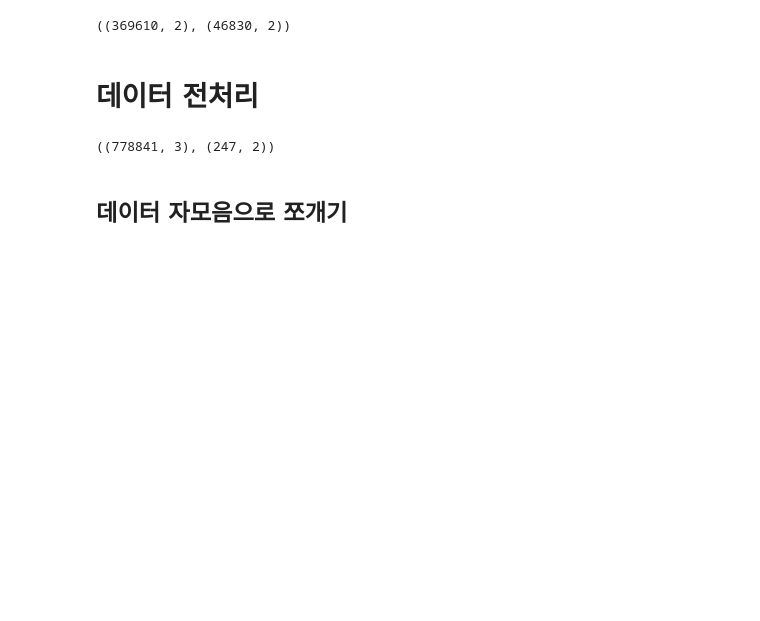
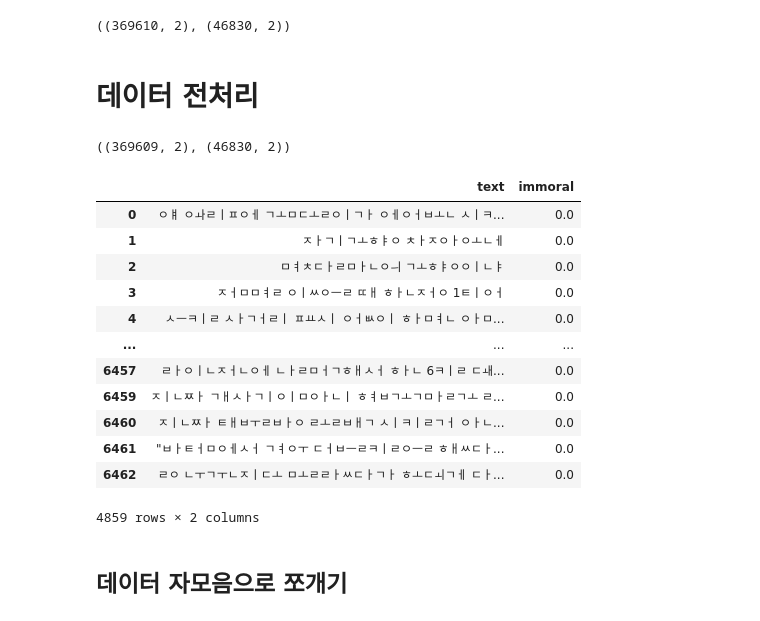
Before and after one commit to minzy213/skkukdt_minzy, a Jupyter notebook: DeepLearning/project.ipynb, the cells around one changed output. Cells and saved outputs as stored; diff of their text form; code cells hidden in the pictures; blank space fills up the shorter version.

```diff
--- a/DeepLearning/project.ipynb
+++ b/DeepLearning/project.ipynb
@@ -161,17 +161,33 @@ train.shape, test.shape
 # %%
 # train.to_csv(r'data/train_final.csv', index = False)
 # test.to_csv(r'data/test_final.csv', index = False)
-# train = pd.read_csv(r'data/train_aug2.csv')
-# test = pd.read_csv(r'data/test_final.csv')
+train = pd.read_csv(r'data/train_final.csv')
+test = pd.read_csv(r'data/test_final.csv')
 # train = pd.read_csv(r'data/train_aug.csv')
 # test = pd.read_csv(r'data/test_aug.csv')
 
-test = pd.read_csv(r'data/champions_t.csv')
+# test = pd.read_csv(r'data/champions_t.csv')
 train = train.dropna()
 test = test.dropna()
 train.shape, test.shape
 # %% [output]
-((778841, 3), (247, 2))
+((369609, 2), (46830, 2))
+# %%
+test[test['immoral'] != 1]
+# %% [output]
+|  | text | immoral |
+| 0 | ㅇㅒ ㅇㅘㄹㅣㅍㅇㅔ ㄱㅗㅁㄷㅗㄹㅇㅣㄱㅏ ㅇㅔㅇㅓㅂㅗㄴ ㅅㅣㅋ... | 0.0 |
+| 1 | ㅈㅏㄱㅣㄱㅗㅎㅑㅇ ㅊㅏㅈㅇㅏㅇㅗㄴㅔ | 0.0 |
+| 2 | ㅁㅕㅊㄷㅏㄹㅁㅏㄴㅇㅢ ㄱㅗㅎㅑㅇㅇㅣㄴㅑ | 0.0 |
+| 3 | ㅈㅓㅁㅁㅕㄹ ㅇㅣㅆㅇㅡㄹ ㄸㅐ ㅎㅏㄴㅈㅓㅇ 1ㅌㅣㅇㅓ | 0.0 |
+| 4 | ㅅㅡㅋㅣㄹ ㅅㅏㄱㅓㄹㅣ ㅍㅛㅅㅣ ㅇㅓㅄㅇㅣ ㅎㅏㅁㅕㄴ ㅇㅏㅁ... | 0.0 |
+| ... | ... | ... |
+| 6457 | ㄹㅏㅇㅣㄴㅈㅓㄴㅇㅔ ㄴㅏㄹㅁㅓㄱㅎㅐㅅㅓ ㅎㅏㄴ 6ㅋㅣㄹ ㄷㅙ... | 0.0 |
+| 6459 | ㅈㅣㄴㅉㅏ ㄱㅐㅅㅏㄱㅣㅇㅣㅁㅇㅏㄴㅣ ㅎㅕㅂㄱㅗㄱㅁㅏㄹㄱㅗ ㄹ... | 0.0 |
+| 6460 | ㅈㅣㄴㅉㅏ ㅌㅐㅂㅜㄹㅂㅏㅇ ㄹㅗㄹㅂㅐㄱ ㅅㅣㅋㅣㄹㄱㅓ ㅇㅏㄴ... | 0.0 |
+| 6461 | "ㅂㅏㅌㅓㅁㅇㅔㅅㅓ ㄱㅕㅇㅜ ㄷㅓㅂㅡㄹㅋㅣㄹㅇㅡㄹ ㅎㅐㅆㄷㅏ... | 0.0 |
+| 6462 | ㄹㅇ ㄴㅜㄱㅜㄴㅈㅣㄷㅗ ㅁㅗㄹㄹㅏㅆㄷㅏㄱㅏ ㅎㅗㄷㅚㄱㅔ ㄷㅏ... | 0.0 |
+4859 rows × 2 columns
 # %% [markdown]
 ## 데이터 자모음으로 쪼개기
 # %%
```
Also changed, not shown: parts of 24 cells of this notebook, 6 other files.
